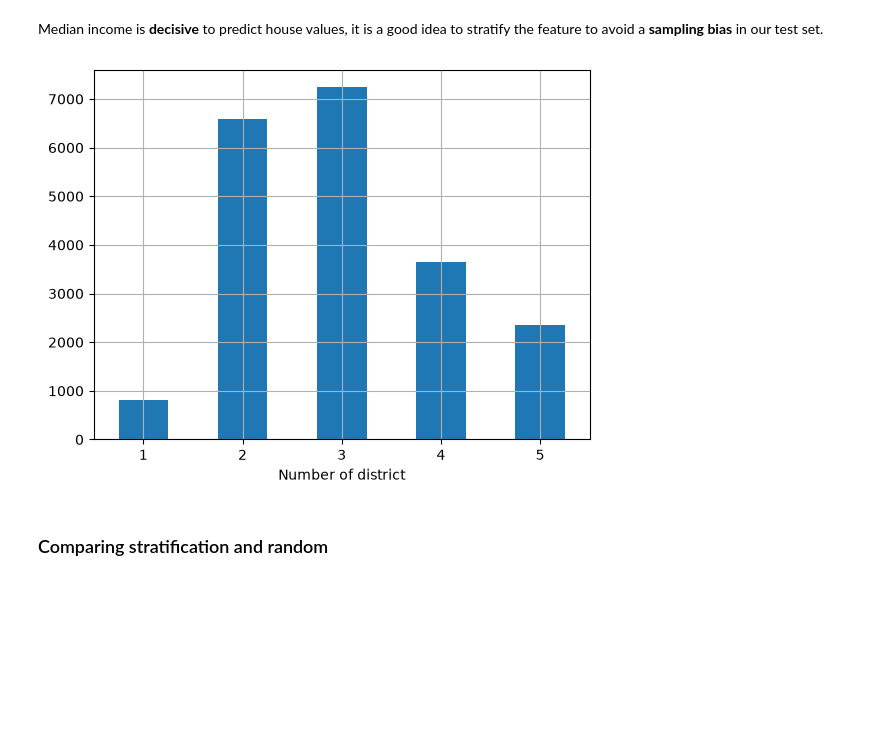
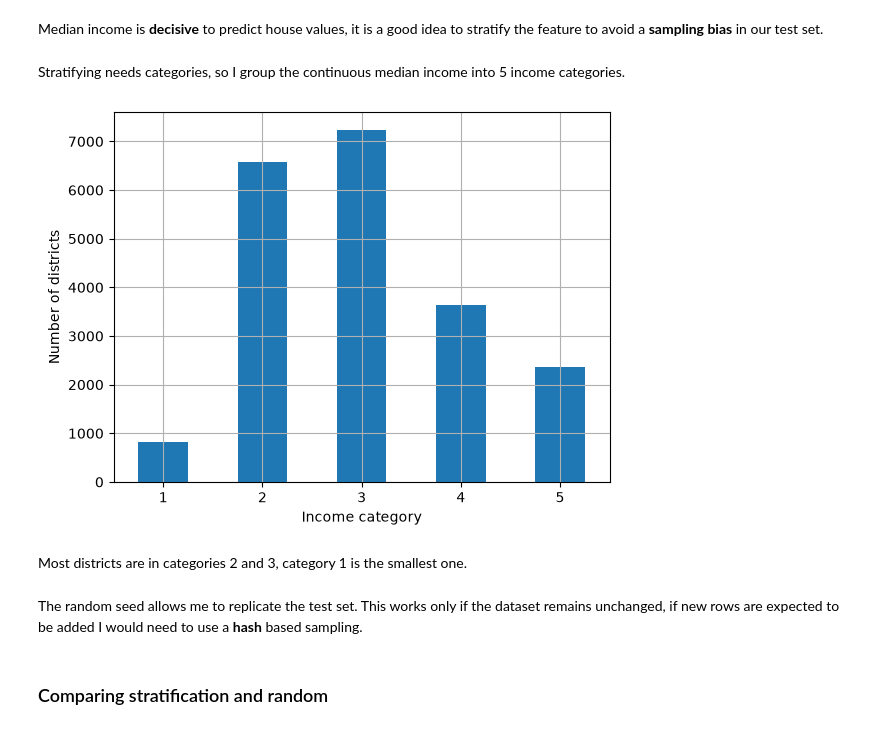
Before and after one commit to mattialollongo/housing-price-prediction, a Jupyter notebook: notebooks/01_exploration.ipynb, the cells around one changed output. Drawn from its saved outputs; the diff is of its cells as text; code cells hidden in the pictures; blank space fills up the shorter version.

```diff
--- a/notebooks/01_exploration.ipynb
+++ b/notebooks/01_exploration.ipynb
@@ -109,12 +99,16 @@ import numpy as np
 housing_full["income_cat"] = pd.cut(housing_full["median_income"],
                                     bins=[0., 1.5, 3.0, 4.5, 6, np.inf],
                                     labels=[1, 2, 3, 4, 5])
+# %% [markdown]
+Stratifying needs categories, so I group the continuous median income into 5 income categories.
 # %%
 cat_counts = housing_full["income_cat"].value_counts().sort_index()
 cat_counts.plot.bar(rot=0, grid=True)
 plt.xlabel("Income category")
-plt.xlabel("Number of district")
+plt.ylabel("Number of districts")
 plt.show()
 # %% [output]
-[figure, old version]
+[figure, new version]
+# %% [markdown]
+Most districts are in categories 2 and 3, category 1 is the smallest one.
 # %%
@@ -121,5 +117,7 @@ plt.show()
 strat_train_set, strat_test_set = train_test_split(
     housing_full, test_size=0.2, stratify=housing_full["income_cat"], random_state=42)
+# %% [markdown]
+The random seed allows me to replicate the test set. This works only if the dataset remains unchanged, if new rows are expected to be added I would need to use a **hash** based sampling.
 # %% [markdown]
 ### Comparing stratification and random
 # %%
```
Also changed, not shown: parts of 81 cells of this notebook.
